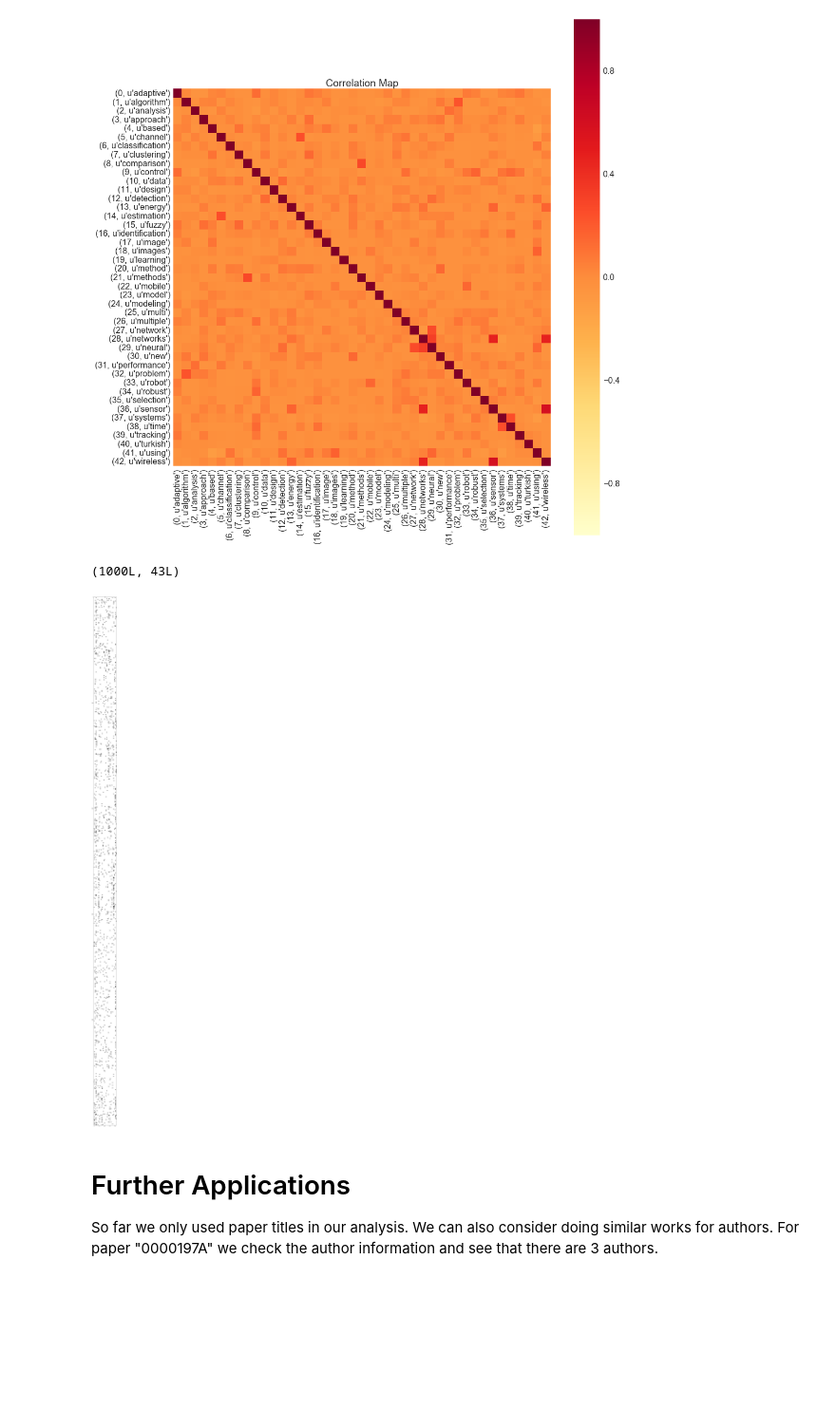
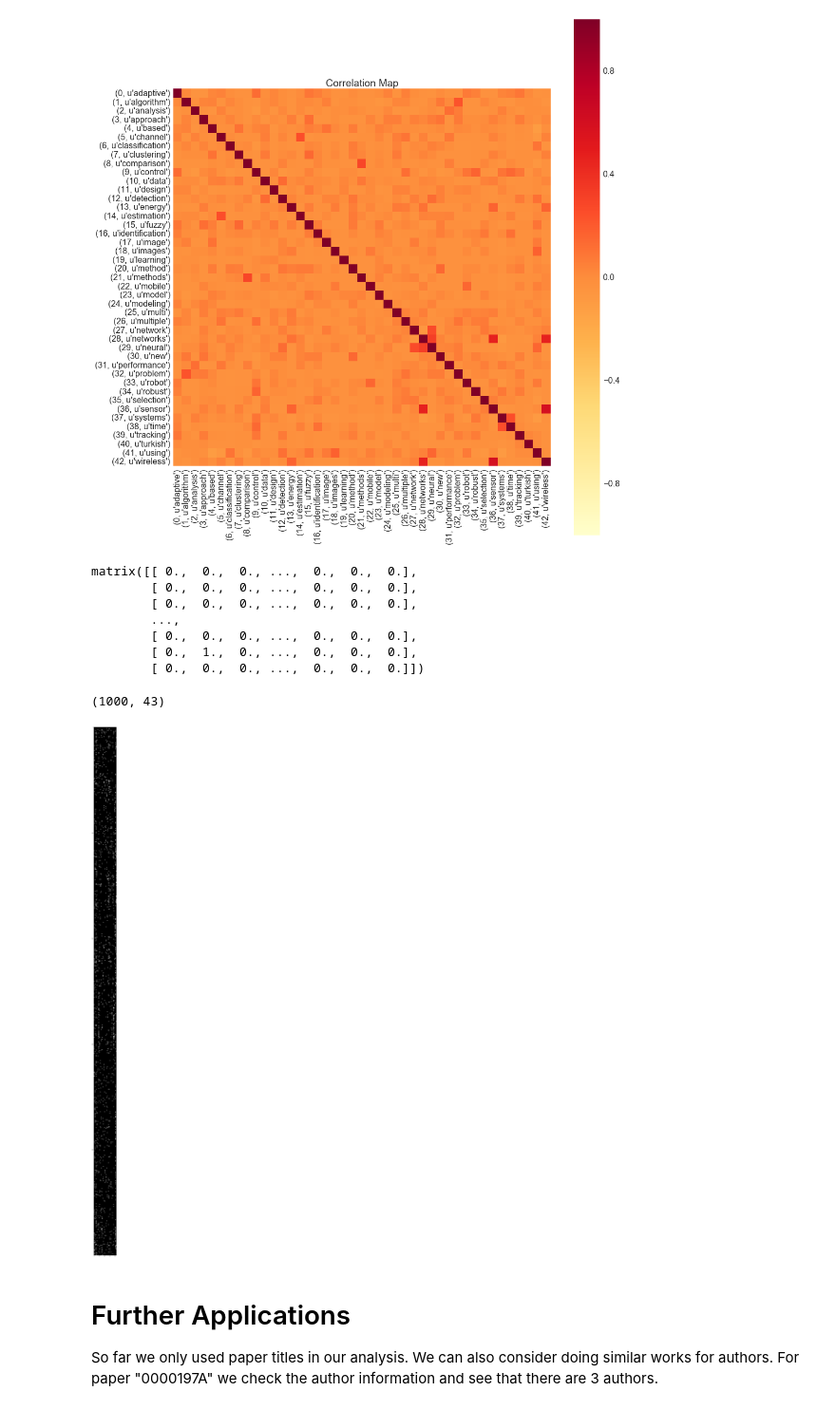
Before and after one commit to berkerkozan/PracticalCaseStudyUniversity, a Jupyter notebook: Week+1+-+Text+analytics.ipynb, the cells around one changed output. Shown at 95% size. Cells and saved outputs as stored; diff of their text form; code cells hidden in the pictures; blank space fills up the shorter version.

```diff
--- a/Week+1+-+Text+analytics.ipynb
+++ b/Week+1+-+Text+analytics.ipynb
@@ -49,10 +76,10 @@ import numpy as np
 import matplotlib.pyplot as plt
 
 #We load the data on publishing of Turkish academics.
-df_paper = pd.read_csv('data/papers.csv')
-df_keywords = pd.read_csv('data/paperKeywords.csv')
-df_field = pd.read_csv('data/fieldofStudy.csv')
-df_affiliation = pd.read_csv('data/Affiliations.csv')
+df_paper = pd.read_csv('../data/papers.csv')
+df_keywords = pd.read_csv('../data/paperKeywords.csv')
+df_field = pd.read_csv('../data/fieldofStudy.csv')
+df_affiliation = pd.read_csv('../data/Affiliations.csv')
 
 print(df_paper.head())
 print(df_keywords.head())
@@ -226,23 +340,30 @@ plt.legend(fontsize=14)
 # %% [output]
 [figure]
 # %%
-sns.set(context="paper", font="arial", style = "white", font_scale=2.0)
+#sns.set(context="paper", font="arial", style = "white", font_scale=2.0)
 
 df_paper1 = df_paper.iloc[:1000,:]
 cv = TfidfVectorizer(min_df=20, stop_words='english')
 paper_term_count_document = cv.fit_transform(df_paper1['titleClean'])
 
 PDT = paper_term_count_document.todense()
 PDT[PDT >0] = 1
-
+display(PDT)
 print(np.shape(PDT))
 import matplotlib.pyplot as plt
 plt.figure(figsize=(20,150))
-plt.imshow(1-PDT, cmap=plt.cm.gray)
+plt.imshow(PDT, cmap=plt.cm.gray)
 plt.show()
 # %% [output]
-(1000L, 43L)
+matrix([[ 0.,  0.,  0., ...,  0.,  0.,  0.],
+        [ 0.,  0.,  0., ...,  0.,  0.,  0.],
+        [ 0.,  0.,  0., ...,  0.,  0.,  0.],
+        ...,
+        [ 0.,  0.,  0., ...,  0.,  0.,  0.],
+        [ 0.,  1.,  0., ...,  0.,  0.,  0.],
+        [ 0.,  0.,  0., ...,  0.,  0.,  0.]])
+(1000, 43)
-[figure, old version]
+[figure, new version]
 # %% [markdown]
 # Further Applications
 
```
Also changed, not shown: parts of 11 cells of this notebook.
